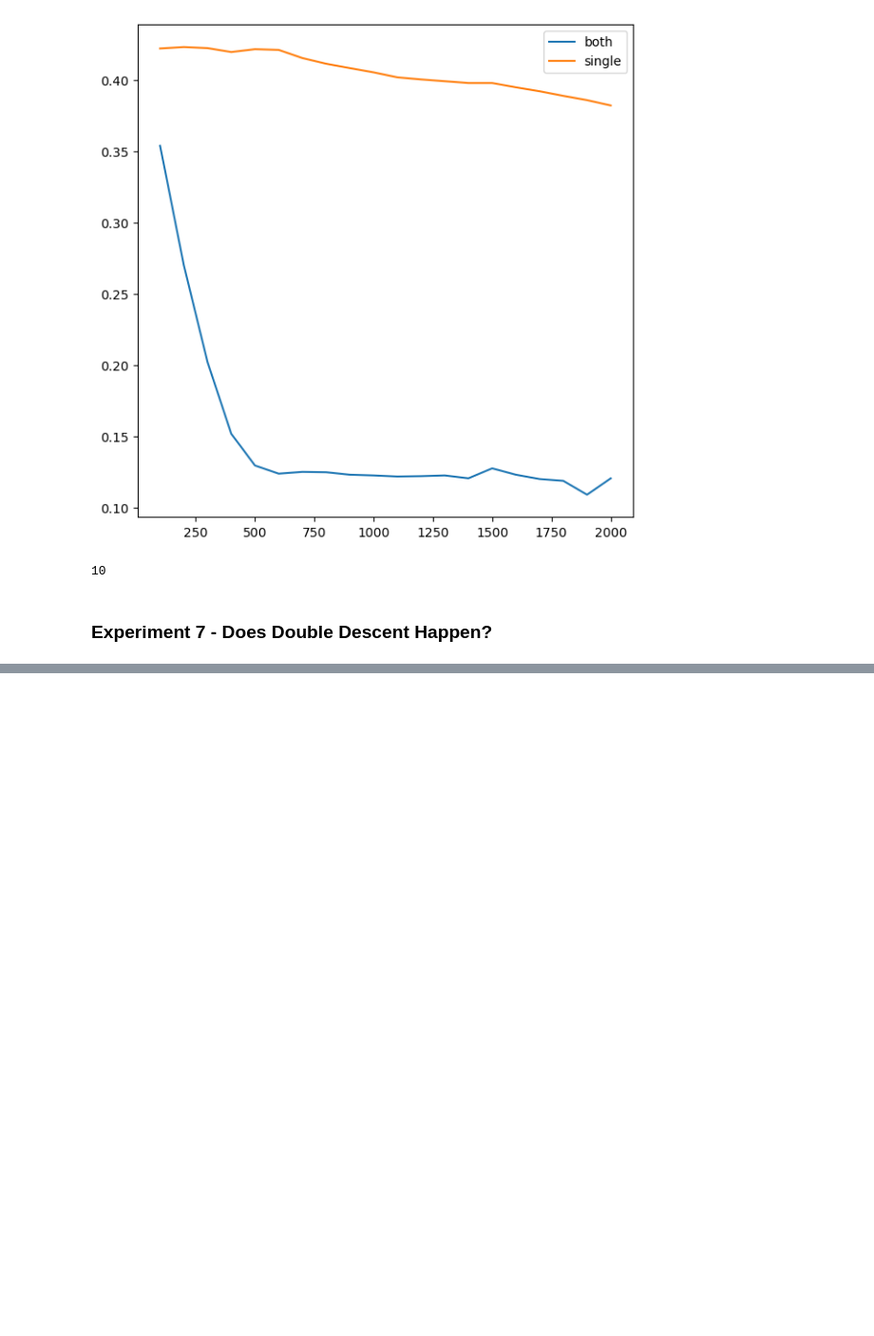
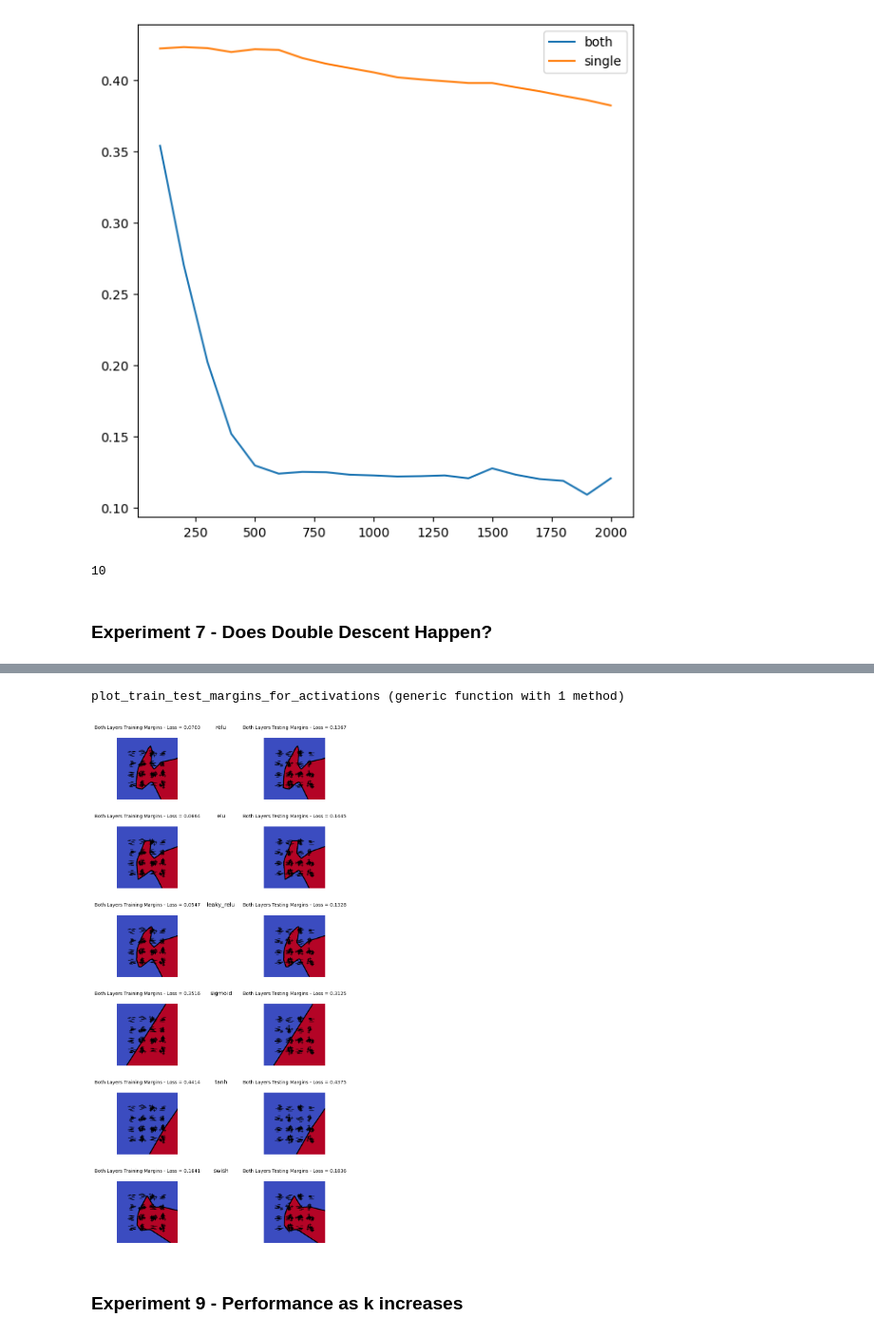
Before and after one commit to K-Shah3/chizatbach_dlproject, a Jupyter notebook: project.ipynb, the cells around one changed output, grey strips where cells are left out. Shown at 95% size. Drawn from its saved outputs; the diff is of its cells as text; code cells hidden in the pictures; blank space fills up the shorter version.

```diff
--- a/project.ipynb
+++ b/project.ipynb
@@ -1163,0 +1190,79 @@ gcf()
+# %%
+function plot_train_test_margins_for_activations(d, k, m, n_train, n_test, niter;
+    stepsize=0.5, both_flag=true, acts=[relu_act, elu_act, leaky_relu_act, sigmoid_act, tanh_act, swish_act],
+    act_names = ["relu", "elu", "leaky_relu", "sigmoid", "tanh", "swish"], save_flag=false)
+
+    X_train, Y_train, X_test, Y_test = get_X_Y_train_test(k, n_train, n_test; d=d)
+    if both_flag
+        both_name = "Both Layers"
+    else
+        both_name = "Single Layer"
+    end
+
+    PyPlot.clf()
+    fig = PyPlot.figure("train test margins for activations")
+    fig.set_figheight(20)
+    fig.set_figwidth(8)
+
+    p = Progress(length(acts))
+    for i in 1:length(acts)
+        act = acts[i]
+        act_name = act_names[i]
+        Ws, loss, margins, betas = twonet(X_train, Y_train, m, stepsize, niter; both=both_flag, activation_function=act)
+        loss_train_value = round(calculate_loss(Ws, niter, m, X_train, Y_train, n_train); digits=4)
+        loss_test_value = round(calculate_loss(Ws, niter, m, X_test, Y_test, n_test); digits=4)
+
+        # # plot train margin
+        # subplot(length(acts), 2, (2*i)-1)
+        # plot_margins(X_train, Y_train, Ws; save_flag=false)
+        # train_title = both_name * " Training Margins - Loss = " * string(loss_train_value)
+        # PyPlot.title(train_title,fontsize=10)
+
+        # # plot test margin
+        # subplot(length(acts), 2, 2*i)
+        # plot_margins(X_test, Y_test, Ws; save_flag=false)
+        # test_title = both_name * " Testing Margins - Loss = " * string(loss_test_value)
+        # PyPlot.title(test_title, fontsize=10)
+
+        # plot train margin
+        subplot(length(acts), 3, (3*i)-2)
+        plot_margins(X_train, Y_train, Ws; save_flag=false)
+        train_title = both_name * " Training Margins - Loss = " * string(loss_train_value)
+        PyPlot.title(train_title,fontsize=10)
+
+        subplot(length(acts), 3, (3*i)-1)
+        plot()
+        PyPlot.title(act_name)
+        axis("off")
+
+        # plot test margin
+        subplot(length(acts), 3, 3*i)
+        plot_margins(X_test, Y_test, Ws; save_flag=false)
+        test_title = both_name * " Testing Margins - Loss = " * string(loss_test_value)
+        PyPlot.title(test_title, fontsize=10)
+        next!(p)
+    end
+
+    if save_flag
+        save_name = "activations_vs_margins" * "_dkmssniterntrainntest" * string(d) * string(k) * string(m) * string(stepsize) * string(niter) * string(n_train) * string(n_test)
+        savefig(("diagrams/" * save_name * ".pdf"), bbox_inches="tight")
+    end
+end
+# %% [output]
+plot_train_test_margins_for_activations (generic function with 1 method)
+# %%
+d = 4
+k = 4
+m = 500
+niter = 50000
+n_train = 256
+n_test = 256
+both = true
+save_flag = true
+
+plot_train_test_margins_for_activations(d, k, m, n_train, n_test, niter; save_flag=save_flag, both_flag=both)
+gcf()
+# %% [output]
+[figure, added]
+# %% [markdown]
+### Experiment 9 - Performance as k increases
```
Also changed, not shown: parts of 15 cells of this notebook.
